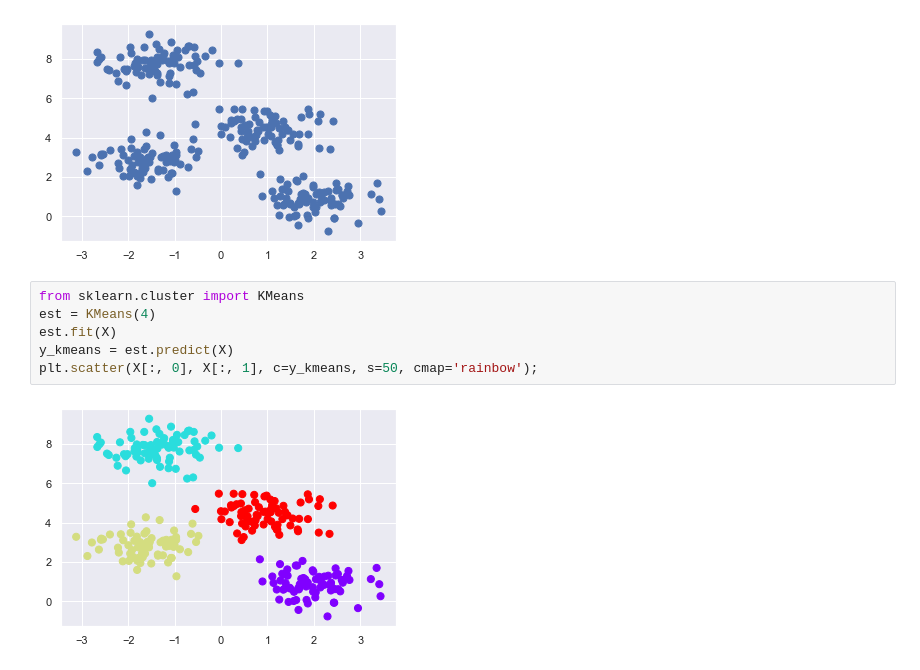
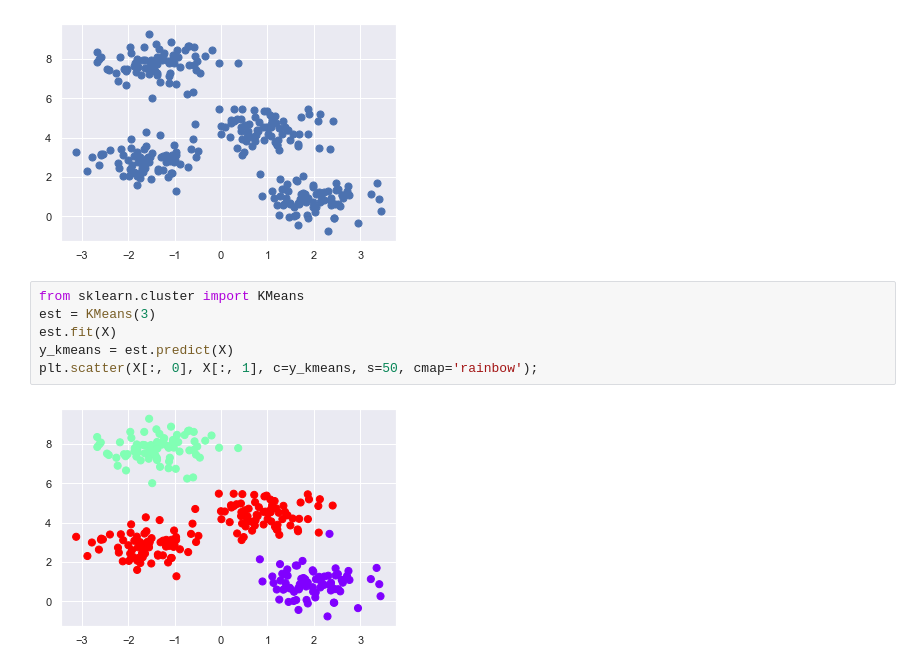
Before and after one commit to marcellusruben/JL_git_example, a Jupyter notebook: cluster.ipynb, the cells around one changed output. Saved outputs shown, nothing was run; the diff lists cells and outputs as text.

```diff
--- a/cluster.ipynb
+++ b/cluster.ipynb
@@ -13,9 +13,9 @@ plt.scatter(X[:, 0], X[:, 1], s=50);
 [figure]
 # %%
 from sklearn.cluster import KMeans
-est = KMeans(4)
+est = KMeans(3)
 est.fit(X)
 y_kmeans = est.predict(X)
 plt.scatter(X[:, 0], X[:, 1], c=y_kmeans, s=50, cmap='rainbow');
 # %% [output]
-[figure, old version]
+[figure, new version]
```
